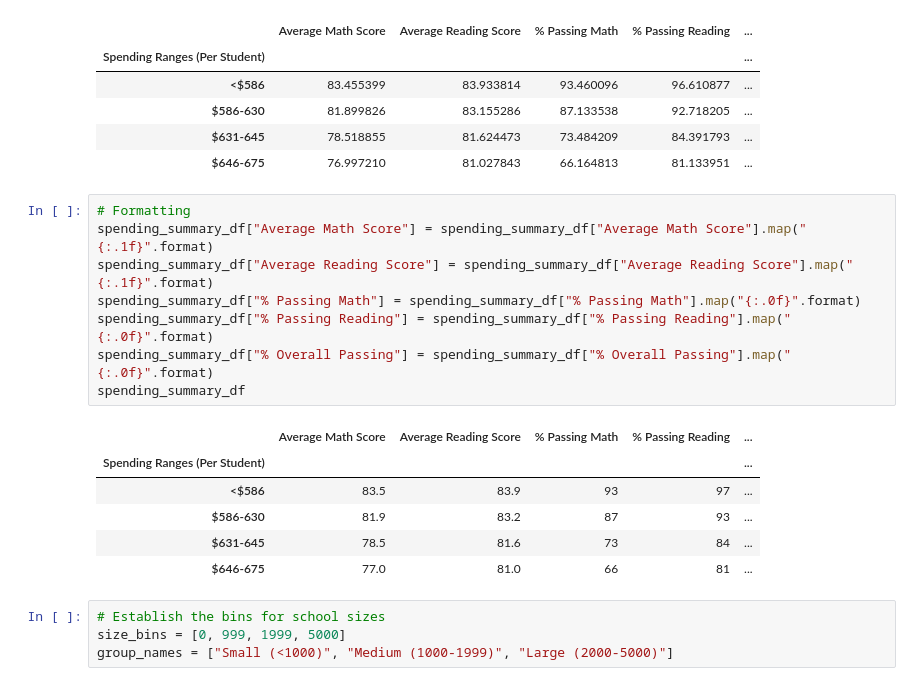
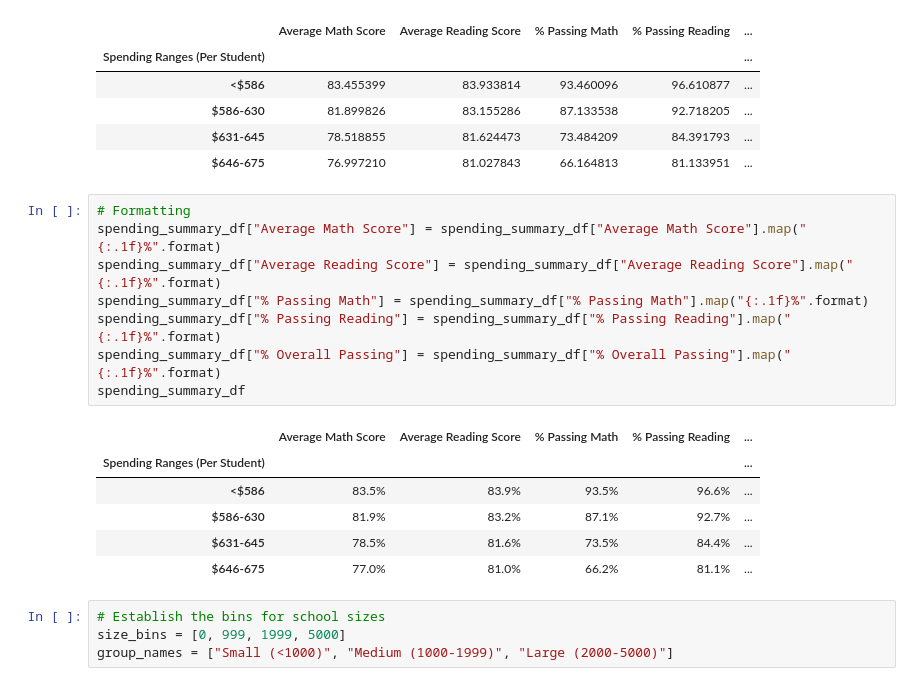
Before and after one commit to daniel-sh-au/004_school-district-analysis, a Jupyter notebook: PyCitySchools_Challenge.ipynb, the cells around one changed output. Drawn from its saved outputs; the diff is of its cells as text.

```diff
--- a/PyCitySchools_Challenge.ipynb
+++ b/PyCitySchools_Challenge.ipynb
@@ -1634,19 +1668,19 @@ spending_summary_df
 | $646-675 | 76.997210 | 81.027843 | 66.164813 | 81.133951 | ... |
 # %%
 # Formatting
-spending_summary_df["Average Math Score"] = spending_summary_df["Average Math Score"].map("{:.1f}".format)
-spending_summary_df["Average Reading Score"] = spending_summary_df["Average Reading Score"].map("{:.1f}".format)
-spending_summary_df["% Passing Math"] = spending_summary_df["% Passing Math"].map("{:.0f}".format)
-spending_summary_df["% Passing Reading"] = spending_summary_df["% Passing Reading"].map("{:.0f}".format)
-spending_summary_df["% Overall Passing"] = spending_summary_df["% Overall Passing"].map("{:.0f}".format)
+spending_summary_df["Average Math Score"] = spending_summary_df["Average Math Score"].map("{:.1f}%".format)
+spending_summary_df["Average Reading Score"] = spending_summary_df["Average Reading Score"].map("{:.1f}%".format)
+spending_summary_df["% Passing Math"] = spending_summary_df["% Passing Math"].map("{:.1f}%".format)
+spending_summary_df["% Passing Reading"] = spending_summary_df["% Passing Reading"].map("{:.1f}%".format)
+spending_summary_df["% Overall Passing"] = spending_summary_df["% Overall Passing"].map("{:.1f}%".format)
 spending_summary_df
 # %% [output]
 |  | Average Math Score | Average Reading Score | % Passing Math | % Passing Reading | ... |
 | Spending Ranges (Per Student) |  |  |  |  | ... |
-| <$586 | 83.5 | 83.9 | 93 | 97 | ... |
-| $586-630 | 81.9 | 83.2 | 87 | 93 | ... |
-| $631-645 | 78.5 | 81.6 | 73 | 84 | ... |
-| $646-675 | 77.0 | 81.0 | 66 | 81 | ... |
+| <$586 | 83.5% | 83.9% | 93.5% | 96.6% | ... |
+| $586-630 | 81.9% | 83.2% | 87.1% | 92.7% | ... |
+| $631-645 | 78.5% | 81.6% | 73.5% | 84.4% | ... |
+| $646-675 | 77.0% | 81.0% | 66.2% | 81.1% | ... |
 # %%
 # Establish the bins for school sizes
 size_bins = [0, 999, 1999, 5000]
```
Also changed, not shown: parts of 20 cells of this notebook, 11 other files.
